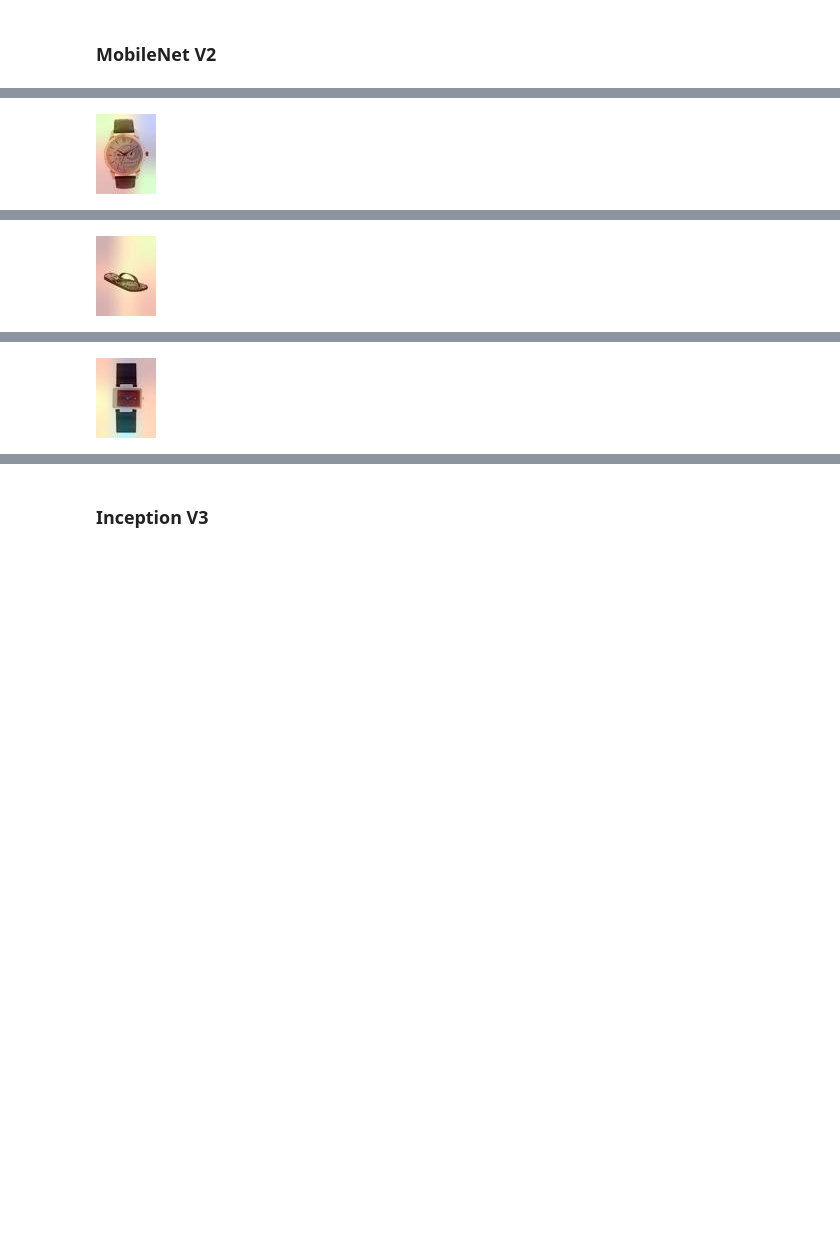
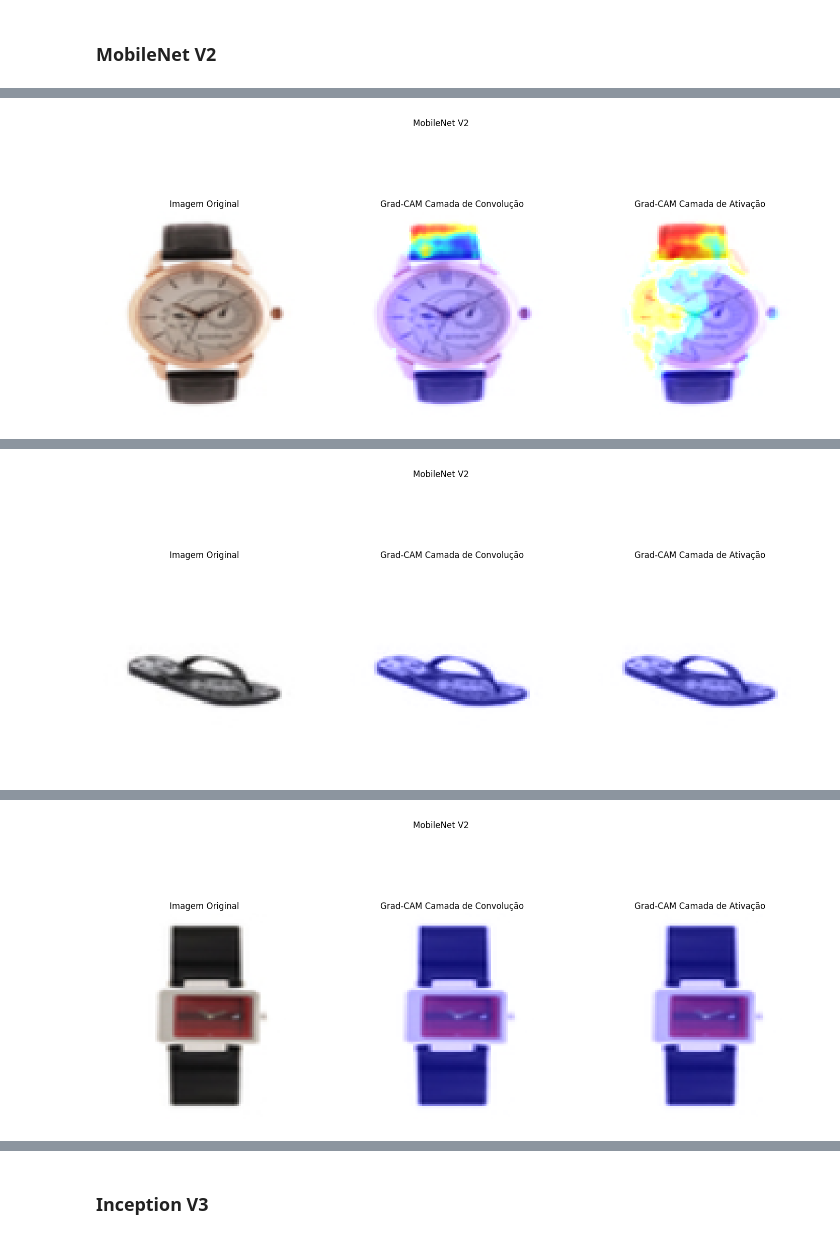
Before and after one commit to matheusvvb-19/DL4VR, a Jupyter notebook: src/dl4cv.ipynb, the cells around one changed output, grey strips where cells are left out. Cells and saved outputs as stored; diff of their text form; code cells hidden in the pictures; blank space fills up the shorter version.

```diff
--- a/src/dl4cv.ipynb
+++ b/src/dl4cv.ipynb
@@ -481,4 +697,8 @@ profile.to_file("../docs/kaggle_dataset_report.html")
 # %% [markdown]
 ### MobileNet V2
 # %%
-mobilenet_v2_model = train_mobilenet_v2(df_train, target_size=(96, 96))
+try:
+    mobilenet_v2_model = tf.keras.saving.load_model('../models/mobilenet_v2_96x96_fashion.h5')
+
+except:
+    mobilenet_v2_model = train_mobilenet_v2(df_train, target_size=(96, 96))
@@ -527,7 +707,13 @@ You are saving your model as an HDF5 file via `model.save()`. This file format i
+# %%
+try:
+    inception_v3_model = tf.keras.saving.load_model('../models/inception_v3_299x299_fashion.h5')
+
+except:
+    inception_v3_model = train_inception_v3(df_train, target_size=(299, 299))
 # %% [markdown]
 ## Análise de interpretabilidade com SHAP
 # %% [markdown]
 ### MobileNet V2
 # %%
 for image_id in TEST_IMAGES_IDS:
-    shap_interpretability(image_id, mobilenet_v2_model, 'MobileNet V2', mobilenet_v2_preprocess)
+    shap_interpretability(image_id, mobilenet_v2_model, 'MobileNet V2', mobilenet_v2_preprocess, (96, 96))
@@ -535,4 +742,4 @@ for image_id in TEST_IMAGES_IDS:
 ### Inception V3
 # %%
 for image_id in TEST_IMAGES_IDS:
-    shap_interpretability(image_id, inception_v3_model, 'Inception V3', inception_v3_preprocess)
+    shap_interpretability(image_id, inception_v3_model, 'Inception V3', inception_v3_preprocess, (299, 299))
@@ -542,5 +770,5 @@ for image_id in TEST_IMAGES_IDS:
 ### MobileNet V2
 # %%
 for image_id in TEST_IMAGES_IDS:
-    gradcam_interpretability(image_id, mobilenet_v2_model, 'MobileNet V2', mobilenet_v2_preprocess, mobilenetv2_decode, (96, 96))
+    gradcam_plot_activation_map(mobilenet_v2_model, 'MobileNet V2', image_id, 96)
 # %% [output]
@@ -548 +779 @@ for image_id in TEST_IMAGES_IDS:
-[figure, old version]
+[figure, new version]
@@ -550 +780 @@ for image_id in TEST_IMAGES_IDS:
-[figure, old version]
+[figure, new version]
@@ -552 +781 @@ for image_id in TEST_IMAGES_IDS:
-[figure, old version]
+[figure, new version]
```
Also changed, not shown: parts of 12 cells of this notebook.
